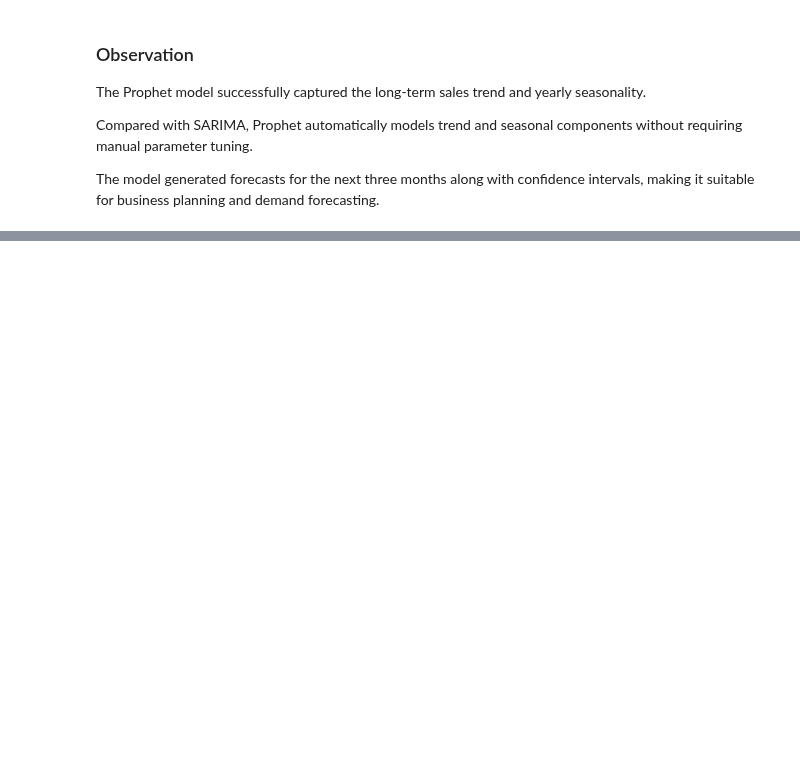
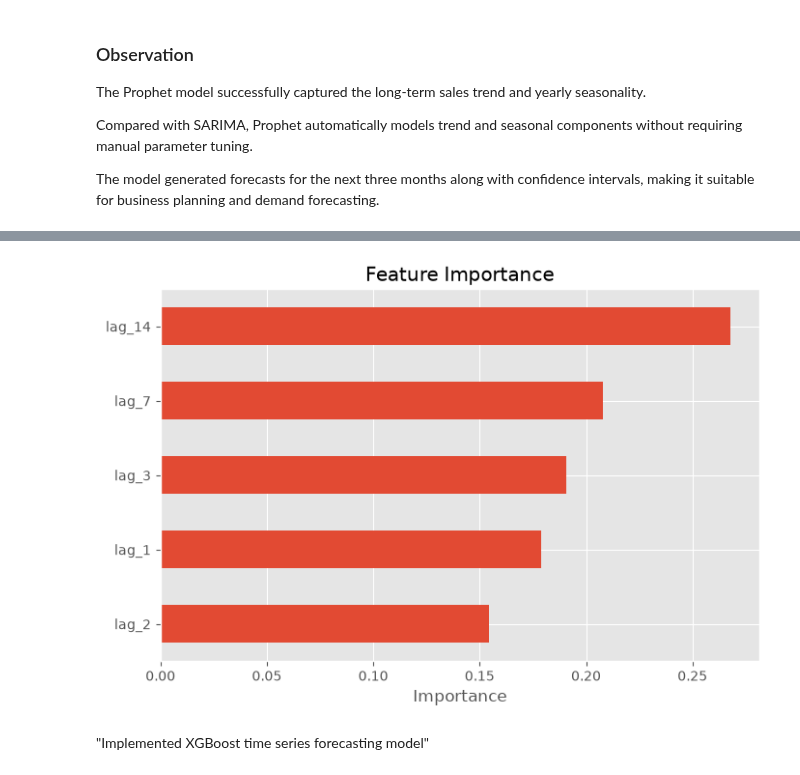
Before and after one commit to opmeenaji81/SalesForecasting_OmprakashMeena, a Jupyter notebook: analysis.ipynb, the cells around one changed output, grey strips where cells are left out. Saved outputs shown, nothing was run; the diff lists cells and outputs as text; code cells hidden in the pictures; blank space fills up the shorter version.

```diff
--- a/analysis.ipynb
+++ b/analysis.ipynb
@@ -1584,0 +1626,11 @@ The model generated forecasts for the next three months along with confidence in
+# %%
+# model training
+
+xgb_model = XGBRegressor(
+    objective = 'reg:squarederror',
+    n_estimators = 300,
+    learning_rate = 0.05,
+    max_depth = 5,
+    random_state = 42
+)
+xgb_model.fit(X_train, y_train)
@@ -1584,0 +1689,18 @@ The model generated forecasts for the next three months along with confidence in
+# %%
+# feature importance
+
+importance = pd.Series(
+    xgb_model.feature_importances_,
+    index = feature_cols
+)
+importance.sort_values().plot(
+    kind = 'barh',
+    figsize = (8,5)
+)
+plt.title("Feature Importance")
+plt.xlabel("Importance")
+plt.show()
+# %% [output]
+[figure, added]
+# %% [markdown]
+"Implemented XGBoost time series forecasting model"
```
Also changed, not shown: parts of 14 cells of this notebook.
